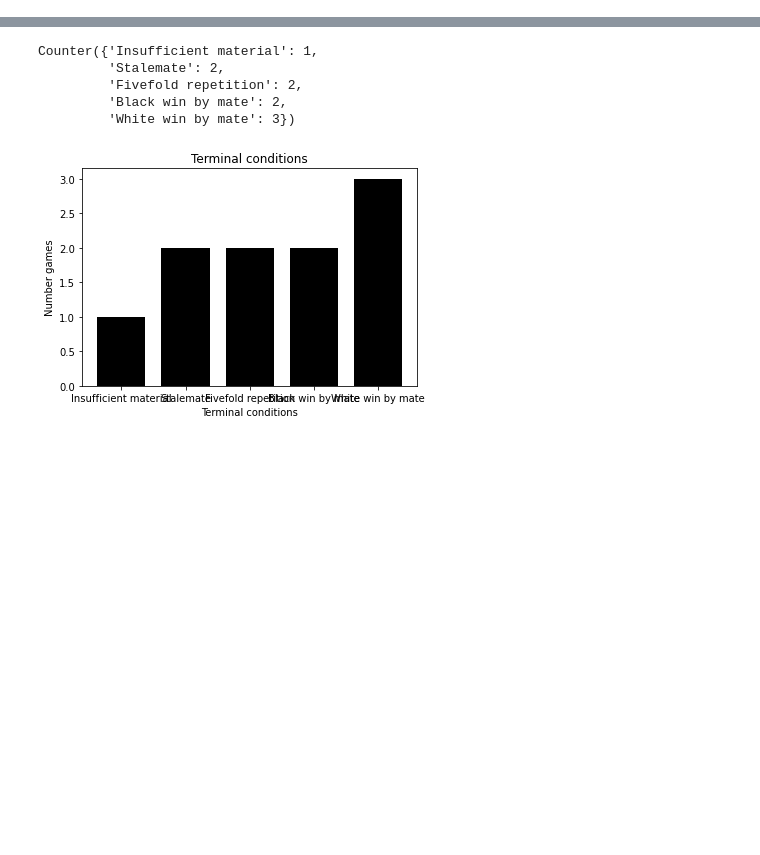
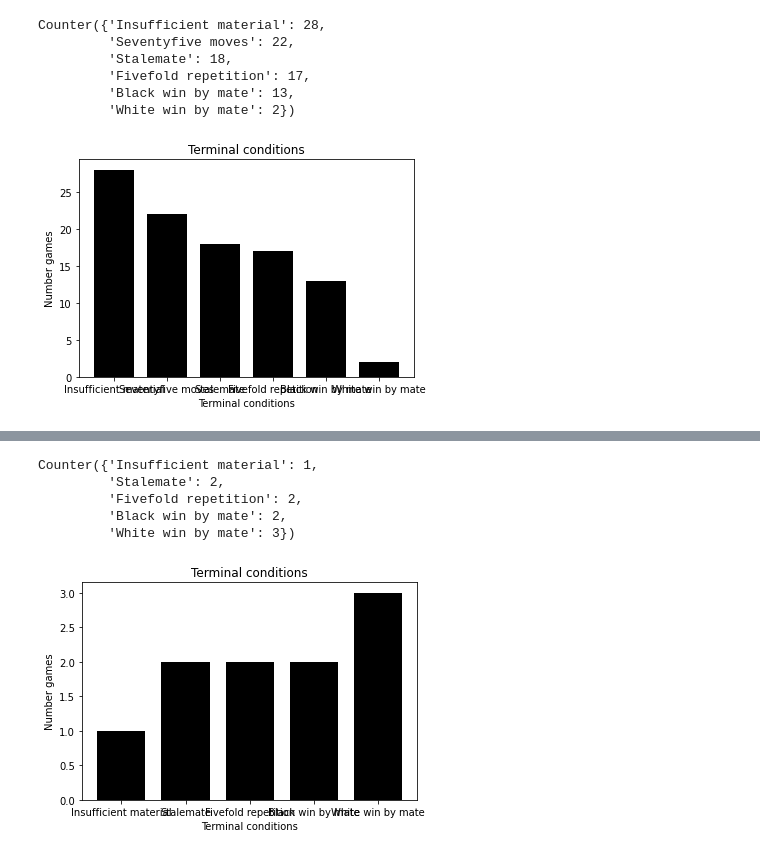
Before and after one commit to hunter7yler/convolutional-chess, a Jupyter notebook: game_lab.ipynb, the cells around one changed output, grey strips where cells are left out. Drawn from its saved outputs; the diff is of its cells as text; code cells hidden in the pictures; blank space fills up the shorter version.

```diff
--- a/game_lab.ipynb
+++ b/game_lab.ipynb
@@ -1 +1,20 @@
+# %%
+#pure CNN vs. random moves
+from chessmate.simulations import ChessPlayground
+from chessmate.engines import Random
+from chessmate.utils import display_all_results
+from local_engines import CNN
+nn = CNN(color=True)
+rp = Random()
+simulation = ChessPlayground(nn, rp)
+simulation.play_multiple_games(100)
+display_all_results(simulation.all_results)
+# %% [output]
+Counter({'Insufficient material': 28,
+         'Seventyfive moves': 22,
+         'Stalemate': 18,
+         'Fivefold repetition': 17,
+         'Black win by mate': 13,
+         'White win by mate': 2})
+[figure, added]
 # %%
```
Also changed, not shown: parts of 5 cells of this notebook, 3 other files.
